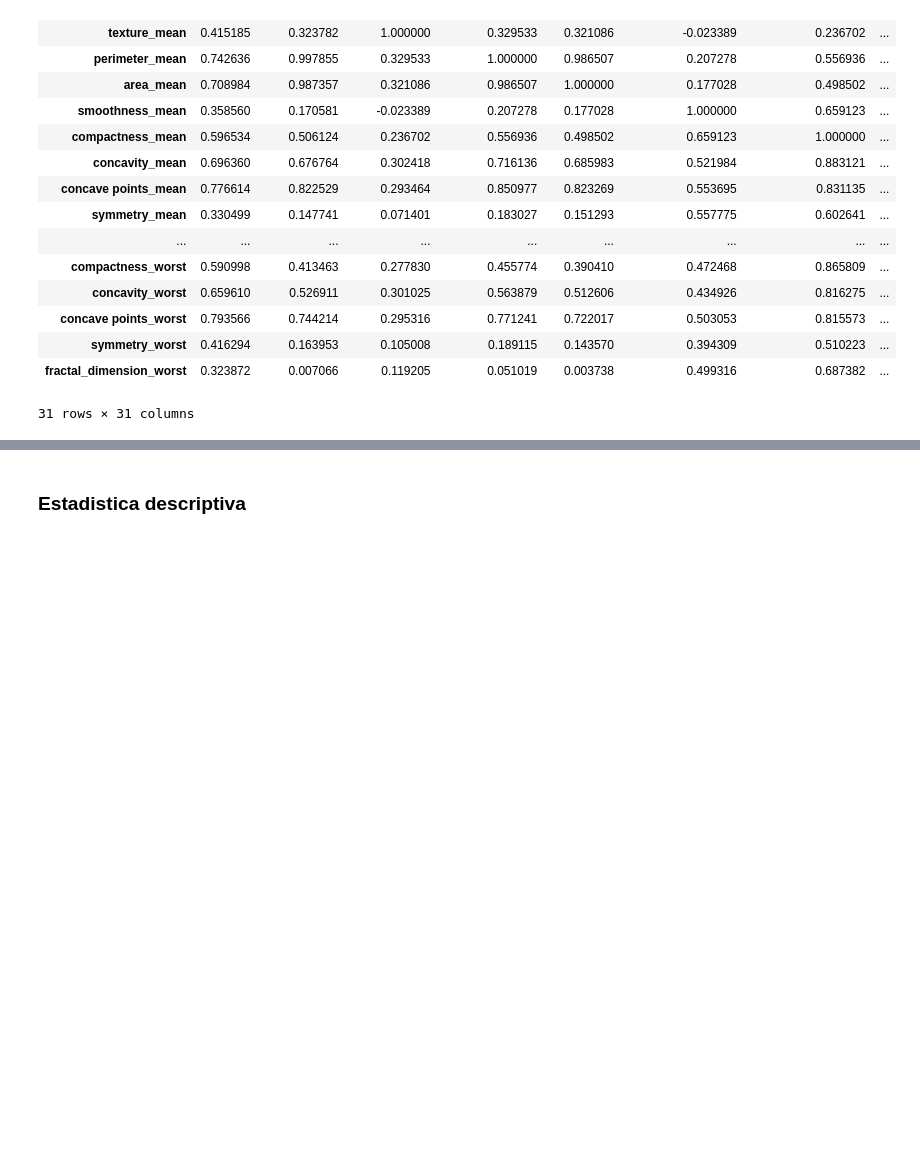
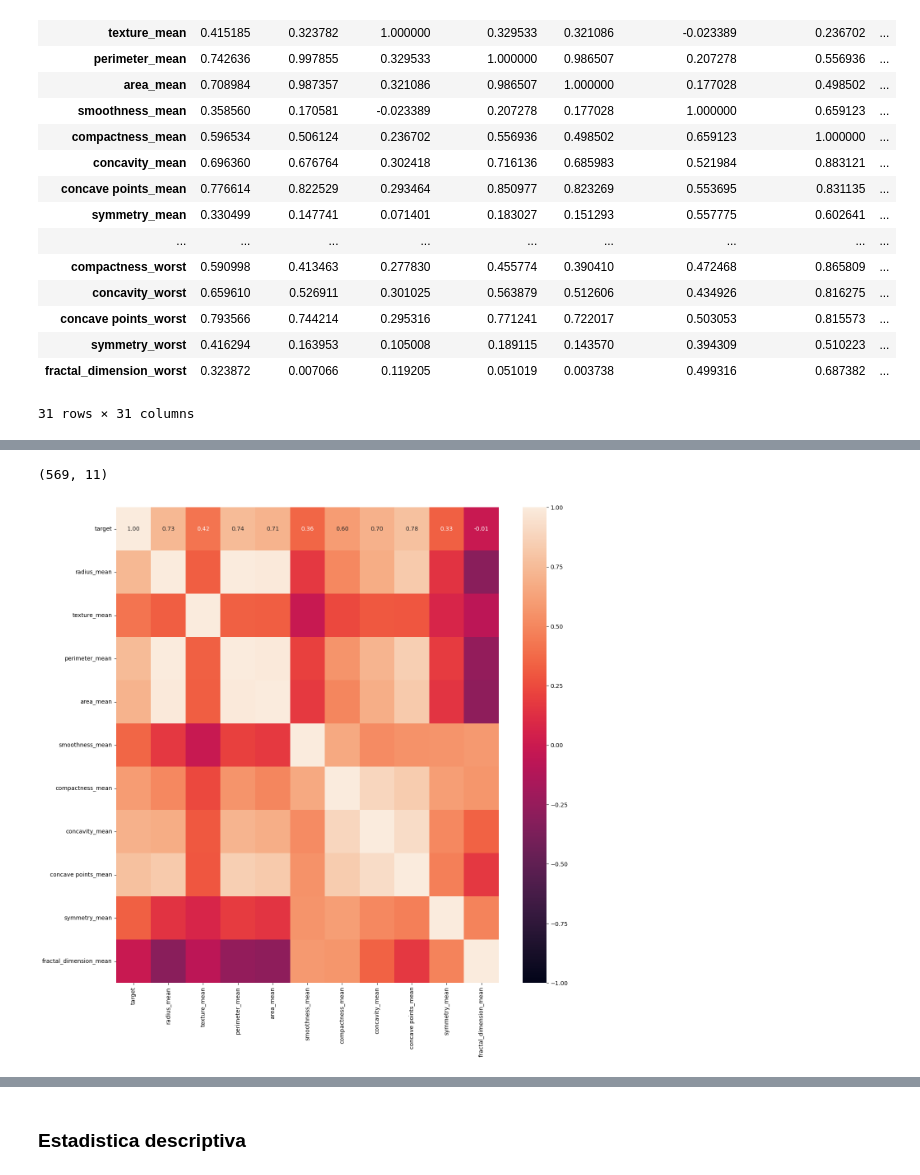
Before and after one commit to dparedes616/Proyecto-Breast-Cancer-Wisconsin, a Jupyter notebook: proyecto_diag_cancer.ipynb, the cells around one changed output, grey strips where cells are left out. Drawn from its saved outputs; the diff is of its cells as text; code cells hidden in the pictures; blank space fills up the shorter version.

```diff
--- a/proyecto_diag_cancer.ipynb
+++ b/proyecto_diag_cancer.ipynb
@@ -211,0 +239,10 @@ df_processing.corr()
+# %%
+df_processing.shape
+# %% [output]
+(569, 11)
+# %%
+fig1=plt.figure(figsize=(15,15))
+sns.heatmap(df_processing.corr(),annot=True, vmin=-1, vmax=1, fmt='.2f')
+plt.show()
+# %% [output]
+[figure, added]
```
Also changed, not shown: parts of 27 cells of this notebook, 1 other file.
